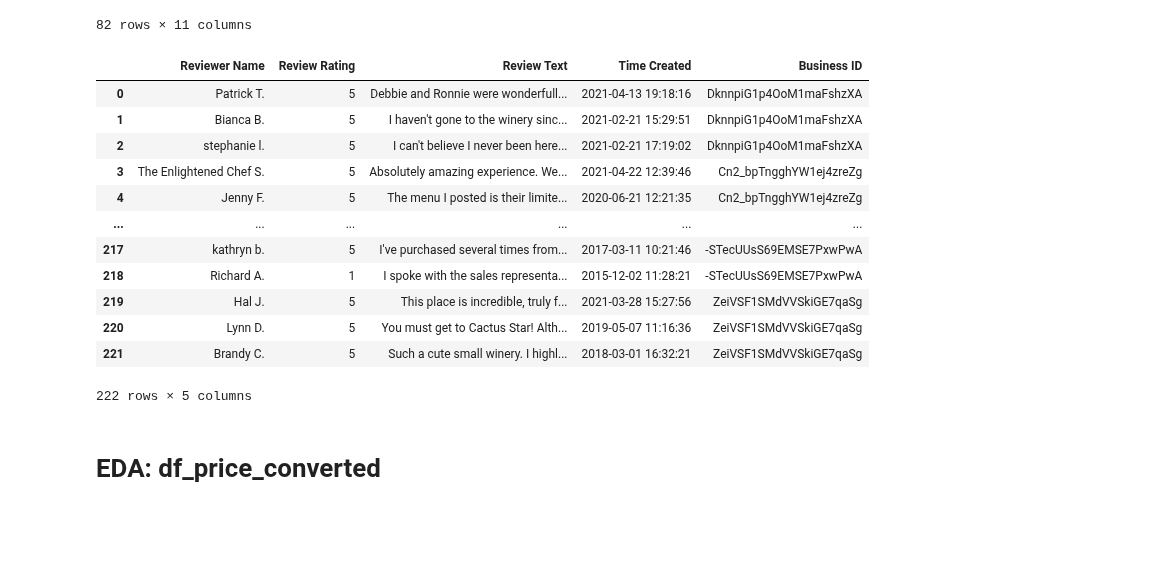
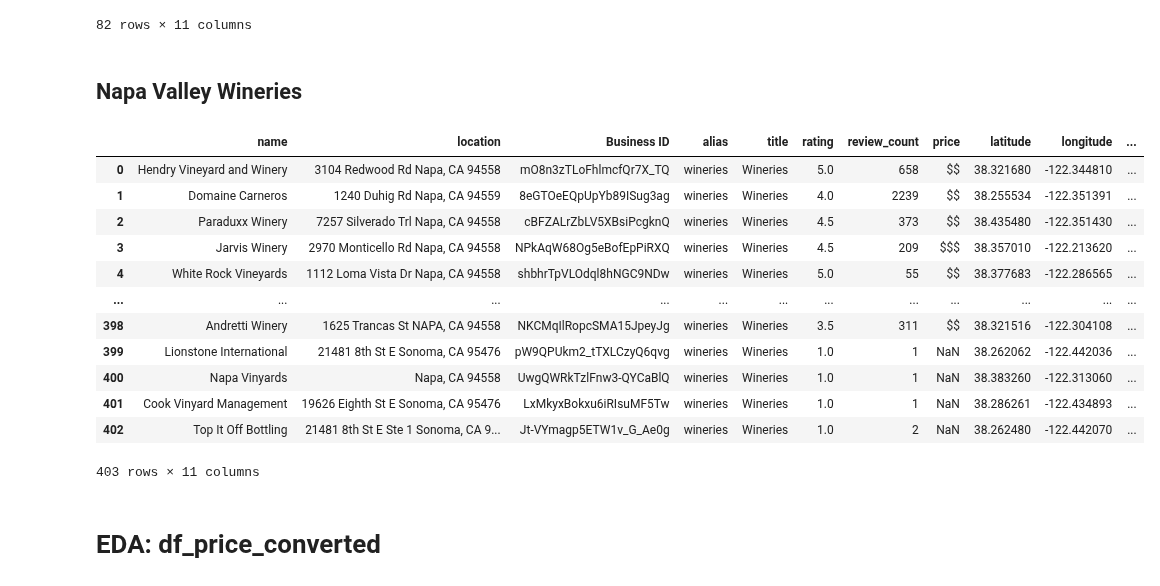
Before and after one commit to pleasecallmejax/Phase-1-Project, a Jupyter notebook: 3 DVis JNB v2.ipynb, the cells around one changed output. Cells and saved outputs as stored; diff of their text form; code cells hidden in the pictures; blank space fills up the shorter version.

Commit message:
Added Napa Valley file data

```diff
--- a/3 DVis JNB v2.ipynb
+++ b/3 DVis JNB v2.ipynb
@@ -31,21 +33,28 @@ df_price_converted
 | 81 | Cactus Star Vineyard at Scaredy C... | 17029 Handlebar Rd Ramona, CA 92065 | ZeiVSF1SMdVVSkiGE7qaSg | winetastingroom | Wine Tasting Room | 5.0 | 8 | $ | 33.020150 | -116.928140 | ... |
 82 rows × 11 columns
 # %%
-df_reviews_raw = pd.read_csv("data/reviews_raw.csv")
-df_reviews_raw.reset_index(drop=True, inplace=True)
+# df_sd_reviews = pd.read_csv("data/reviews_raw.csv")
+# df_sd_reviews.reset_index(drop=True, inplace=True)
 
-df_reviews_raw
+# df_sd_reviews
-# %% [output]
-|  | Reviewer Name | Review Rating | Review Text | Time Created | Business ID |
-| 0 | Patrick T. | 5 | Debbie and Ronnie were wonderfull... | 2021-04-13 19:18:16 | DknnpiG1p4OoM1maFshzXA |
-| 1 | Bianca B. | 5 | I haven't gone to the winery sinc... | 2021-02-21 15:29:51 | DknnpiG1p4OoM1maFshzXA |
-| 2 | stephanie l. | 5 | I can't believe I never been here... | 2021-02-21 17:19:02 | DknnpiG1p4OoM1maFshzXA |
-| 3 | The Enlightened Chef S. | 5 | Absolutely amazing experience. We... | 2021-04-22 12:39:46 | Cn2_bpTngghYW1ej4zreZg |
-| 4 | Jenny F. | 5 | The menu I posted is their limite... | 2020-06-21 12:21:35 | Cn2_bpTngghYW1ej4zreZg |
-| ... | ... | ... | ... | ... | ... |
-| 217 | kathryn b. | 5 | I've purchased several times from... | 2017-03-11 10:21:46 | -STecUUsS69EMSE7PxwPwA |
-| 218 | Richard A. | 1 | I spoke with the sales representa... | 2015-12-02 11:28:21 | -STecUUsS69EMSE7PxwPwA |
-| 219 | Hal J. | 5 | This place is incredible, truly f... | 2021-03-28 15:27:56 | ZeiVSF1SMdVVSkiGE7qaSg |
-| 220 | Lynn D. | 5 | You must get to Cactus Star! Alth... | 2019-05-07 11:16:36 | ZeiVSF1SMdVVSkiGE7qaSg |
-| 221 | Brandy C. | 5 | Such a cute small winery. I highl... | 2018-03-01 16:32:21 | ZeiVSF1SMdVVSkiGE7qaSg |
-222 rows × 5 columns
+# %% [markdown]
+## Napa Valley Wineries
+# %%
+df_nv_details = pd.read_csv("data/wineries_north_price_converted.csv")
+df_nv_details.reset_index(drop=True, inplace=True)
+
+df_nv_details
+# %% [output]
+|  | name | location | Business ID | alias | title | rating | review_count | price | latitude | longitude | ... |
+| 0 | Hendry Vineyard and Winery | 3104 Redwood Rd Napa, CA 94558 | mO8n3zTLoFhlmcfQr7X_TQ | wineries | Wineries | 5.0 | 658 | $$ | 38.321680 | -122.344810 | ... |
+| 1 | Domaine Carneros | 1240 Duhig Rd Napa, CA 94559 | 8eGTOeEQpUpYb89ISug3ag | wineries | Wineries | 4.0 | 2239 | $$ | 38.255534 | -122.351391 | ... |
+| 2 | Paraduxx Winery | 7257 Silverado Trl Napa, CA 94558 | cBFZALrZbLV5XBsiPcgknQ | wineries | Wineries | 4.5 | 373 | $$ | 38.435480 | -122.351430 | ... |
+| 3 | Jarvis Winery | 2970 Monticello Rd Napa, CA 94558 | NPkAqW68Og5eBofEpPiRXQ | wineries | Wineries | 4.5 | 209 | $$$ | 38.357010 | -122.213620 | ... |
+| 4 | White Rock Vineyards | 1112 Loma Vista Dr Napa, CA 94558 | shbhrTpVLOdql8hNGC9NDw | wineries | Wineries | 5.0 | 55 | $$ | 38.377683 | -122.286565 | ... |
+| ... | ... | ... | ... | ... | ... | ... | ... | ... | ... | ... | ... |
+| 398 | Andretti Winery | 1625 Trancas St NAPA, CA 94558 | NKCMqIlRopcSMA15JpeyJg | wineries | Wineries | 3.5 | 311 | $$ | 38.321516 | -122.304108 | ... |
+| 399 | Lionstone International | 21481 8th St E Sonoma, CA 95476 | pW9QPUkm2_tTXLCzyQ6qvg | wineries | Wineries | 1.0 | 1 | NaN | 38.262062 | -122.442036 | ... |
+| 400 | Napa Vinyards | Napa, CA 94558 | UwgQWRkTzlFnw3-QYCaBlQ | wineries | Wineries | 1.0 | 1 | NaN | 38.383260 | -122.313060 | ... |
+| 401 | Cook Vinyard Management | 19626 Eighth St E Sonoma, CA 95476 | LxMkyxBokxu6iRIsuMF5Tw | wineries | Wineries | 1.0 | 1 | NaN | 38.286261 | -122.434893 | ... |
+| 402 | Top It Off Bottling | 21481 8th St E Ste 1 Sonoma, CA 9... | Jt-VYmagp5ETW1v_G_Ae0g | wineries | Wineries | 1.0 | 2 | NaN | 38.262480 | -122.442070 | ... |
+403 rows × 11 columns
```
Also changed, not shown: parts of 3 cells of this notebook.
